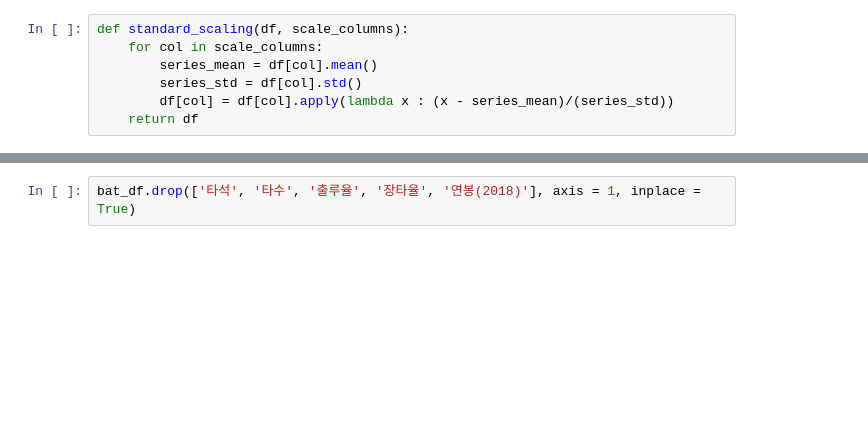
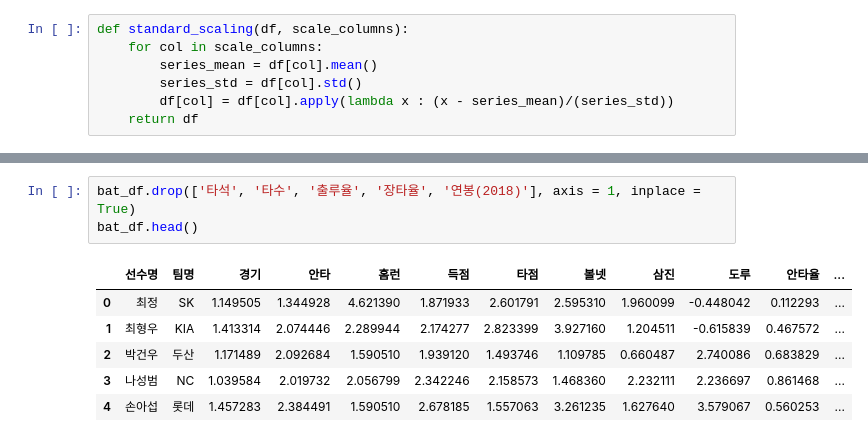
Before and after one commit to PIUphil/toheaven, a Jupyter notebook: 야구2.ipynb, the cells around one changed output, grey strips where cells are left out. Cells and saved outputs as stored; diff of their text form; blank space fills up the shorter version.

```diff
--- a/야구2.ipynb
+++ b/야구2.ipynb
@@ -132,2 +63,10 @@ KeyError: '안타율'
 # %%
 bat_df.drop(['타석', '타수', '출루율', '장타율', '연봉(2018)'], axis = 1, inplace = True)
+bat_df.head()
+# %% [output]
+|  | 선수명 | 팀명 | 경기 | 안타 | 홈런 | 득점 | 타점 | 볼넷 | 삼진 | 도루 | 안타율 | ... |
+| 0 | 최정 | SK | 1.149505 | 1.344928 | 4.621390 | 1.871933 | 2.601791 | 2.595310 | 1.960099 | -0.448042 | 0.112293 | ... |
+| 1 | 최형우 | KIA | 1.413314 | 2.074446 | 2.289944 | 2.174277 | 2.823399 | 3.927160 | 1.204511 | -0.615839 | 0.467572 | ... |
+| 2 | 박건우 | 두산 | 1.171489 | 2.092684 | 1.590510 | 1.939120 | 1.493746 | 1.109785 | 0.660487 | 2.740086 | 0.683829 | ... |
+| 3 | 나성범 | NC | 1.039584 | 2.019732 | 2.056799 | 2.342246 | 2.158573 | 1.468360 | 2.232111 | 2.236697 | 0.861468 | ... |
+| 4 | 손아섭 | 롯데 | 1.457283 | 2.384491 | 1.590510 | 2.678185 | 1.557063 | 3.261235 | 1.627640 | 3.579067 | 0.560253 | ... |
```
Also changed, not shown: parts of 19 cells of this notebook.
